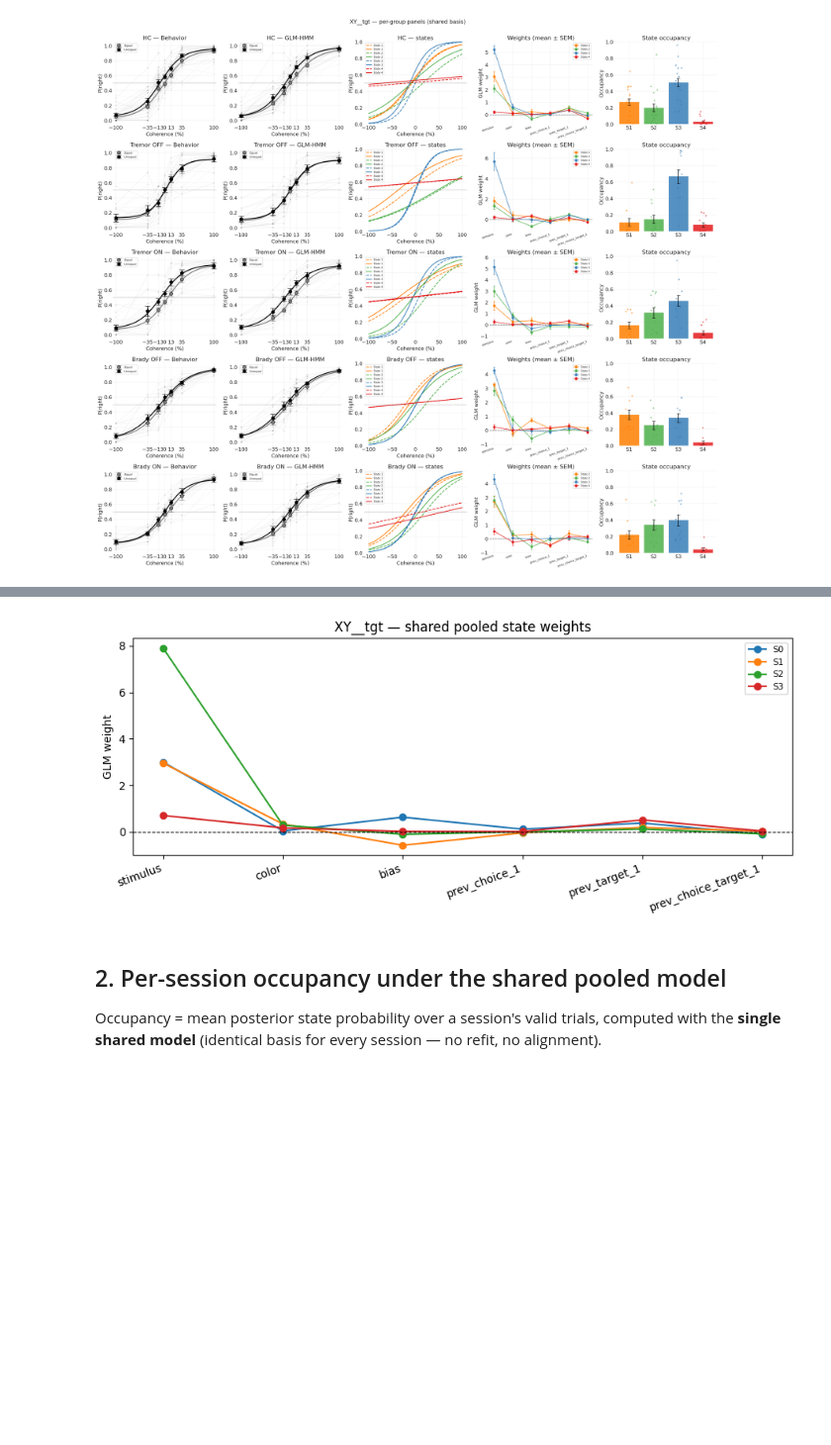
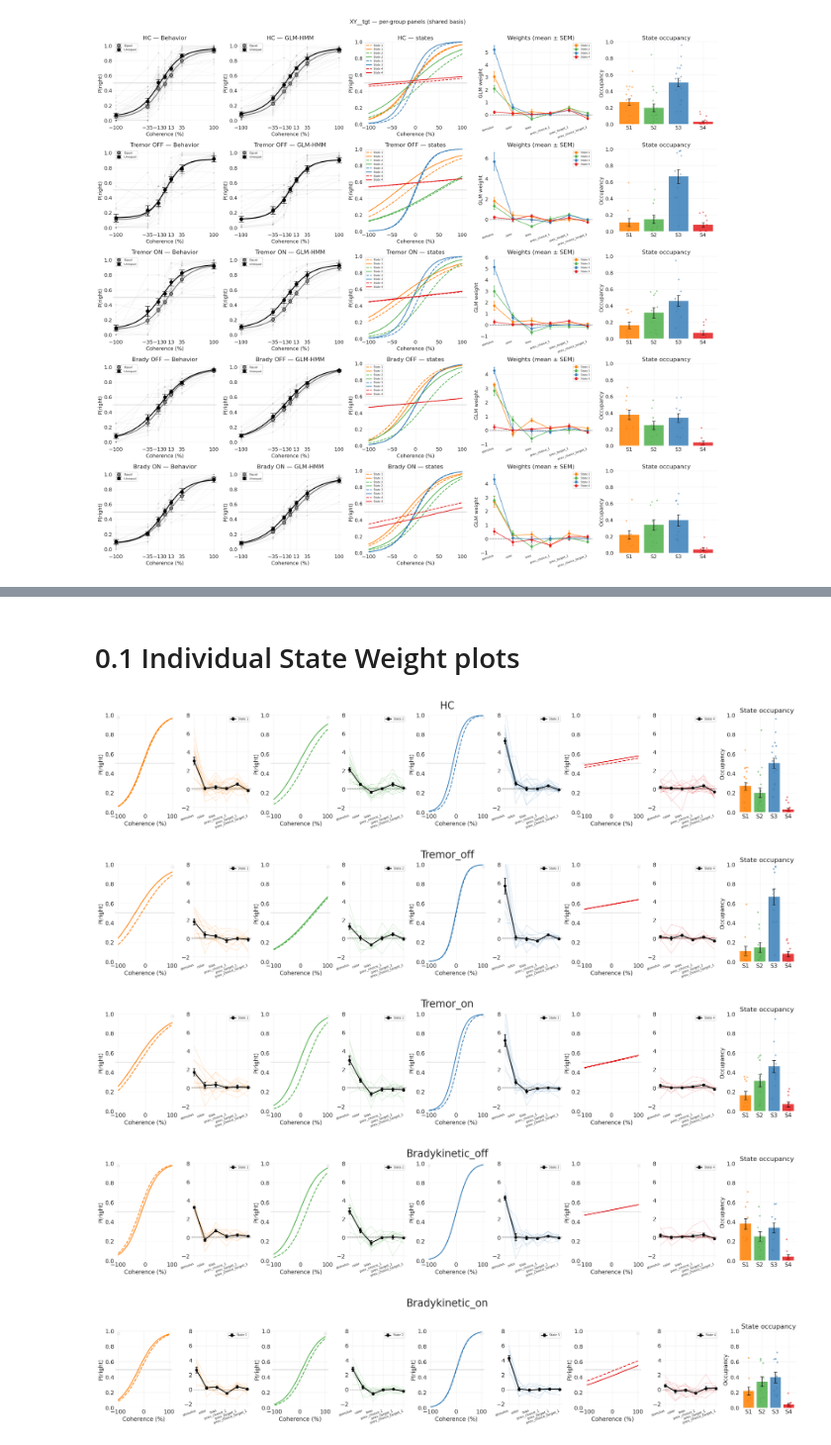
Before and after one commit to vaibrainium/bayesian-priors-in-pd-subtype, a Jupyter notebook: notebooks/6.02-gglm-hmm-shared-selected-model-stats.ipynb, the cells around one changed output, grey strips where cells are left out. Shown at 99% size. Cells and saved outputs as stored; diff of their text form; code cells hidden in the pictures; blank space fills up the shorter version.

```diff
--- a/notebooks/6.02-gglm-hmm-shared-selected-model-stats.ipynb
+++ b/notebooks/6.02-gglm-hmm-shared-selected-model-stats.ipynb
@@ -269,12 +252,0 @@ wdf.round(3)
-# %%
-fig, ax = plt.subplots(figsize=(9, 4))
-x = np.arange(len(feats))
-for k in range(K):
-    lw = 1.5
-    ax.plot(x, w[k], marker="o", lw=lw, label=f"S{k}")
-ax.axhline(0, color="k", ls="--", lw=0.8)
-ax.set_xticks(x); ax.set_xticklabels(feats, rotation=20, ha="right")
-ax.set(ylabel="GLM weight", title=f"{CONFIG} — shared pooled state weights")
-ax.legend(fontsize=8); plt.tight_layout(); plt.show()
-# %% [output]
-[figure, removed]
@@ -284,5 +253,2 @@ state_names = {"S0": "Positive biased", "S1": "Negative biased", "S2": "Unbiased
-# %% [markdown]
-## 2. Per-session occupancy under the shared pooled model
-
-Occupancy = mean posterior state probability over a session's valid trials, computed with
-the **single shared model** (identical basis for every session — no refit, no alignment).
+# %% [markdown]
+# 0.1 Individual State Weight plots
@@ -288,0 +371,18 @@ the **single shared model** (identical basis for every session — no refit, no
+# %%
+group_data = build_group_data(bundle, sess_md)
+GROUP_ORDER = [("HC", "none"), ("tremor", "off"), ("tremor", "on"), ("bradykinetic", "off"), ("bradykinetic", "on")]
+GROUP_ORDER = [g for g in GROUP_ORDER if g in group_data]
+nG = len(GROUP_ORDER)
+
+for row, g in enumerate(GROUP_ORDER):
+    fig, axes = plt.subplots(1, 2*K + 1, figsize=(24, 4.2), squeeze=False)
+    title = f"{g[0].capitalize()}_{g[1]}" if g[0] != "HC" else f"{g[0]}"
+    plot_group_state_psych_weights(axes, g, group_data[g], title=title)
+plt.tight_layout()
+plt.show()
+# %% [output]
+[figure, added]
+[figure, added]
+[figure, added]
+[figure, added]
+[figure, added]
```
Also changed, not shown: parts of 21 cells of this notebook, 3 other files.
